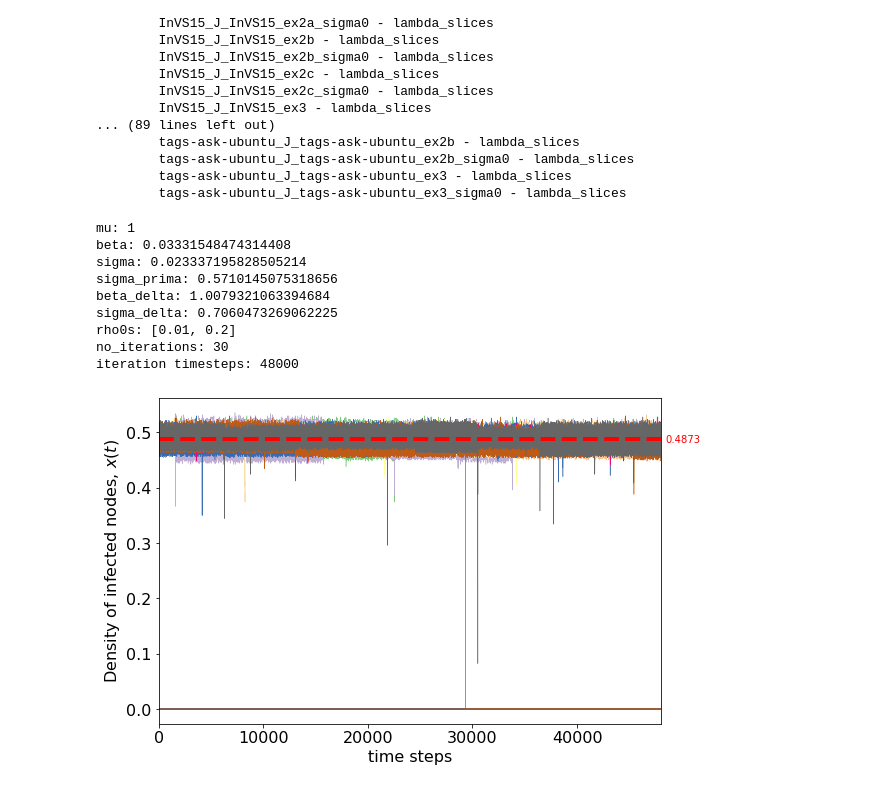
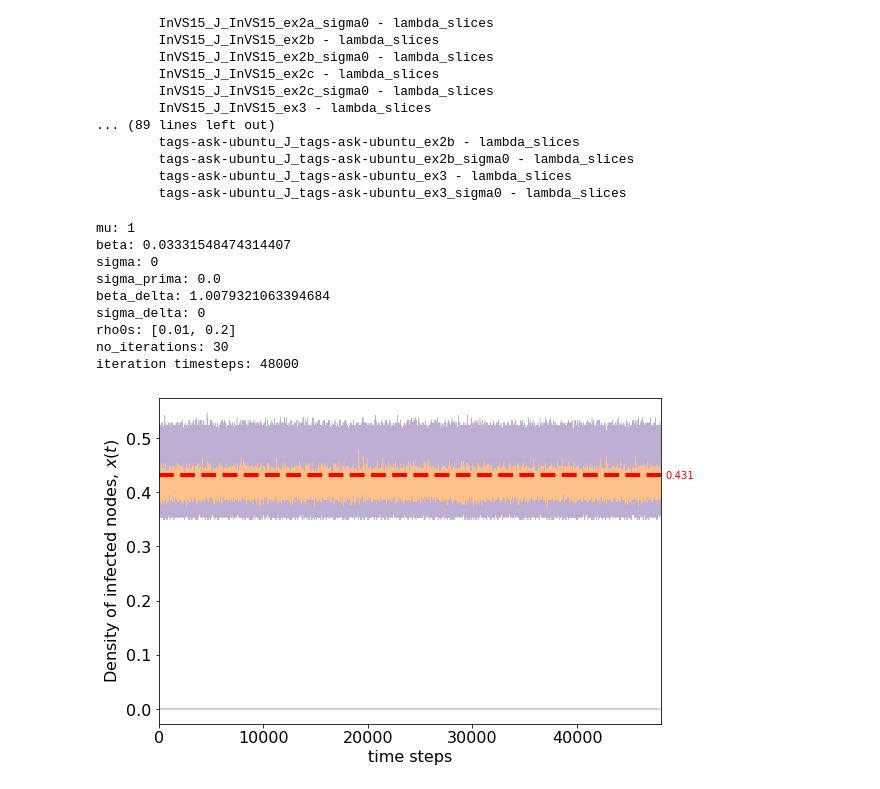
Before and after one commit to juanelas/sscm, a Jupyter notebook: HVHT22_stochastic_simplagion.ipynb, the cells around one changed output. Cells and saved outputs as stored; diff of their text form; code cells hidden in the pictures.

```diff
--- a/HVHT22_stochastic_simplagion.ipynb
+++ b/HVHT22_stochastic_simplagion.ipynb
@@ -48,11 +48,11 @@ Available experiments:
         tags-ask-ubuntu_J_tags-ask-ubuntu_ex3 - lambda_slices
         tags-ask-ubuntu_J_tags-ask-ubuntu_ex3_sigma0 - lambda_slices
 # %%
-dataset = 'N500_k24.468_kdelta6.978'
-# dataset = 'InVS15'
+# dataset = 'N500_k24.468_kdelta6.978'
+dataset = 'InVS15'
 experiment_dataset = dataset
 experiment_dataset = 'InVS15'
-experiment = f'{dataset}_J_{experiment_dataset}_ex2c - lambda_slices'
+experiment = f'{dataset}_J_{experiment_dataset}_ex2c_sigma0 - lambda_slices'
 version = 2 # either 0 (old), 1 or 2 (with stationary sigma)
 
 results, database = results_from_experiment(experiment, version)
@@ -82,11 +82,11 @@ print(f'no_iterations: {no_iterations}')
 print(f'iteration timesteps: {iteration_timesteps}')
 # %% [output]
 mu: 1
-beta: 0.03331548474314408
-sigma: 0.023337195828505214
-sigma_prima: 0.5710145075318656
+beta: 0.03331548474314407
+sigma: 0
+sigma_prima: 0.0
 beta_delta: 1.0079321063394684
-sigma_delta: 0.7060473269062225
+sigma_delta: 0
 rho0s: [0.01, 0.2]
 no_iterations: 30
 iteration timesteps: 48000
@@ -107,7 +107,7 @@ remove_disease_free = False
 # %%
 # CONFIGURACIÓN
 # xmin = 3900
-# xmax = 100
+xmax = 48000
 I0 = [.01, .2]
 # remove_non_disease_free = True
 # remove_disease_free = True
@@ -123,7 +123,7 @@ stationary_rho_stds = []
 xlim = 0
 for rho0 in rho0s:
     iterations = rhos[lambda_delta][rho0][lambda1]
-    for i, iteration in enumerate(iterations):
+    for i, iteration in enumerate(iterations[10:19]):
         rho_mean = stationary_mean(iteration)
         if rho_mean:
             stationary_rho_means.append(rho_mean)
@@ -146,31 +146,31 @@ ax.set_ylabel(r'Density of infected nodes, $x(t)$', size=16)
 
 ax.set_xlim(xmin or 0, xmax or xlim)
 # ax.set_ylim(0, .05)
 
 # r0 = beta*k / mu
 # r0_delta = beta_delta*k_delta / mu
 # r0s = (beta * k - (sigma**2)*(k**2)/2)/mu
 # textstr ='\n'.join((
 #     f'$\\mu \\approx {str(round(mu, round_decimals))}$',
 #     f'$\\beta \\approx {str(round(beta, round_decimals))}$' + (f', $\\sigma \\approx {str(round(sigma, round_decimals))}$' if sigma else ''),
 #     f'$\\beta_{{\\Delta}} \\approx {str(round(beta_delta, round_decimals))}$' + (f', $\\sigma_{{\\Delta}} \\approx {str(round(sigma_delta, round_decimals))}$' if sigma_delta else ''),
 #     f'$k \\approx {str(round(k, round_decimals))}$, $k_{{\\Delta}} \\approx {str(round(k_delta, round_decimals))}$',
 #     f'$R_0 = \\frac{{\\beta k}}{{\\mu}} \\approx {str(round(r0, round_decimals))}' + (' > 1 $' if r0 > 1 else ' \leq 1 $'),
 #     f'$R_0^\\Delta = \\frac{{\\beta_\\Delta k_\\Delta}}{{\\mu}} \\approx {str(round(r0_delta, round_decimals))}' + (' > 1 $' if r0_delta > 1 else ' \leq 1 $')
 # ))
 # if sigma:
 #     textstr += f'\n$R_0^S = \\frac{{\\beta k - \\frac{{1}}{{2}} \\sigma^2 k^2}}{{\\mu}} \\approx {str(round(r0s, round_decimals))}' + (' > 1 $' if r0s > 1 else ' \leq 1 $')
 
 
 # props = dict(boxstyle='square', facecolor='white', alpha=0.8)
 # ax.text(0.67, 0.95, textstr, transform=ax.transAxes, fontsize=12, verticalalignment='top', horizontalalignment='left', bbox=props)
 
 figures_dir = os.path.join(contagion_figures_dir, database)
 if not os.path.exists(figures_dir):
     os.makedirs(figures_dir)
 
 fig.savefig(os.path.join(figures_dir, f'{experiment}_xmin{xmin}_xmax{xmax or xlim}.pdf'))
 fig.savefig(os.path.join(figures_dir, f'{experiment}_xmin{xmin}_xmax{xmax or xlim}.png'))
 xmax = None
 # %% [output]
-[figure, old version]
+[figure, new version]
```
Also changed, not shown: 1 other file.
